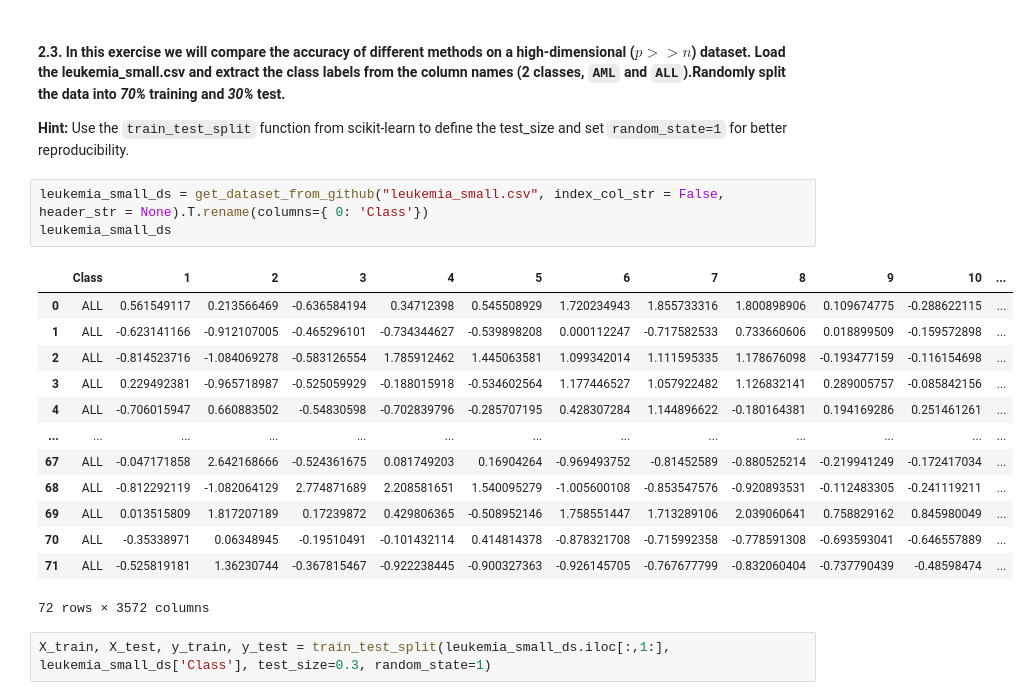
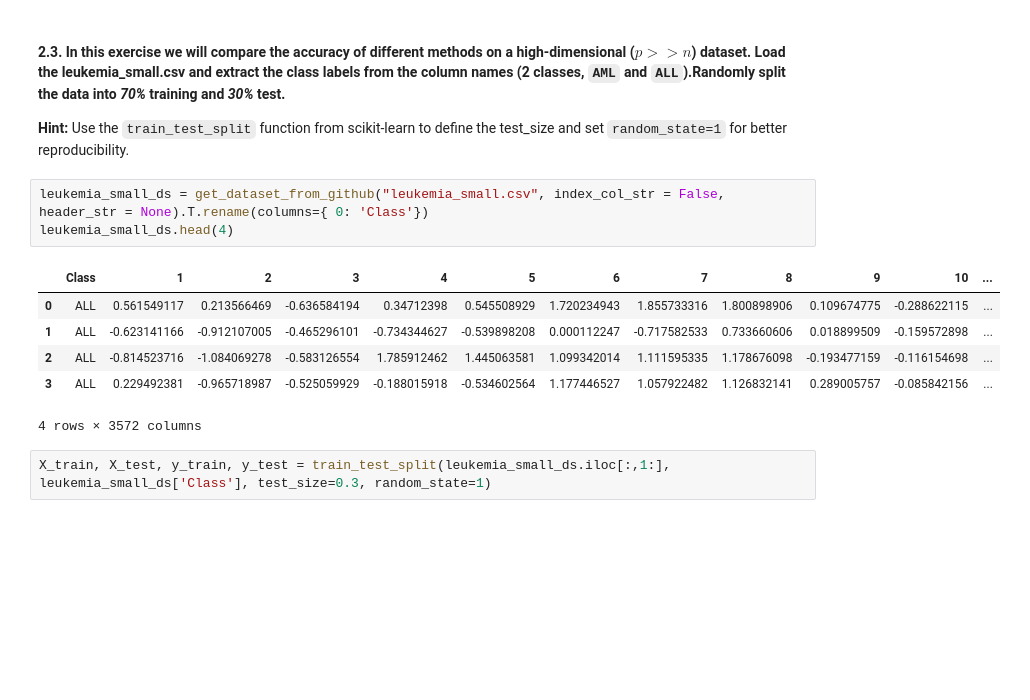
Before and after one commit to FabriceBeaumont/MA-INF_4216_Biomedical_DS_and_AI, a Jupyter notebook: Sheet6/Assignment6_Solutions.ipynb, the cells around one changed output. Drawn from its saved outputs; the diff is of its cells as text; blank space fills up the shorter version.

```diff
--- a/Sheet6/Assignment6_Solutions.ipynb
+++ b/Sheet6/Assignment6_Solutions.ipynb
@@ -389,21 +378,14 @@ Methods to improve the model:
 set `random_state=1` for better reproducibility.
 # %%
 leukemia_small_ds = get_dataset_from_github("leukemia_small.csv", index_col_str = False, header_str = None).T.rename(columns={ 0: 'Class'})
-leukemia_small_ds
+leukemia_small_ds.head(4)
 # %% [output]
 |  | Class | 1 | 2 | 3 | 4 | 5 | 6 | 7 | 8 | 9 | 10 | ... |
 | 0 | ALL | 0.561549117 | 0.213566469 | -0.636584194 | 0.34712398 | 0.545508929 | 1.720234943 | 1.855733316 | 1.800898906 | 0.109674775 | -0.288622115 | ... |
 | 1 | ALL | -0.623141166 | -0.912107005 | -0.465296101 | -0.734344627 | -0.539898208 | 0.000112247 | -0.717582533 | 0.733660606 | 0.018899509 | -0.159572898 | ... |
 | 2 | ALL | -0.814523716 | -1.084069278 | -0.583126554 | 1.785912462 | 1.445063581 | 1.099342014 | 1.111595335 | 1.178676098 | -0.193477159 | -0.116154698 | ... |
 | 3 | ALL | 0.229492381 | -0.965718987 | -0.525059929 | -0.188015918 | -0.534602564 | 1.177446527 | 1.057922482 | 1.126832141 | 0.289005757 | -0.085842156 | ... |
-| 4 | ALL | -0.706015947 | 0.660883502 | -0.54830598 | -0.702839796 | -0.285707195 | 0.428307284 | 1.144896622 | -0.180164381 | 0.194169286 | 0.251461261 | ... |
-| ... | ... | ... | ... | ... | ... | ... | ... | ... | ... | ... | ... | ... |
-| 67 | ALL | -0.047171858 | 2.642168666 | -0.524361675 | 0.081749203 | 0.16904264 | -0.969493752 | -0.81452589 | -0.880525214 | -0.219941249 | -0.172417034 | ... |
-| 68 | ALL | -0.812292119 | -1.082064129 | 2.774871689 | 2.208581651 | 1.540095279 | -1.005600108 | -0.853547576 | -0.920893531 | -0.112483305 | -0.241119211 | ... |
-| 69 | ALL | 0.013515809 | 1.817207189 | 0.17239872 | 0.429806365 | -0.508952146 | 1.758551447 | 1.713289106 | 2.039060641 | 0.758829162 | 0.845980049 | ... |
-| 70 | ALL | -0.35338971 | 0.06348945 | -0.19510491 | -0.101432114 | 0.414814378 | -0.878321708 | -0.715992358 | -0.778591308 | -0.693593041 | -0.646557889 | ... |
-| 71 | ALL | -0.525819181 | 1.36230744 | -0.367815467 | -0.922238445 | -0.900327363 | -0.926145705 | -0.767677799 | -0.832060404 | -0.737790439 | -0.48598474 | ... |
-72 rows × 3572 columns
+4 rows × 3572 columns
 # %%
 X_train, X_test, y_train, y_test = train_test_split(leukemia_small_ds.iloc[:,1:], leukemia_small_ds['Class'], test_size=0.3, random_state=1)
 # %% [markdown]
```
Also changed, not shown: parts of 16 cells of this notebook.
